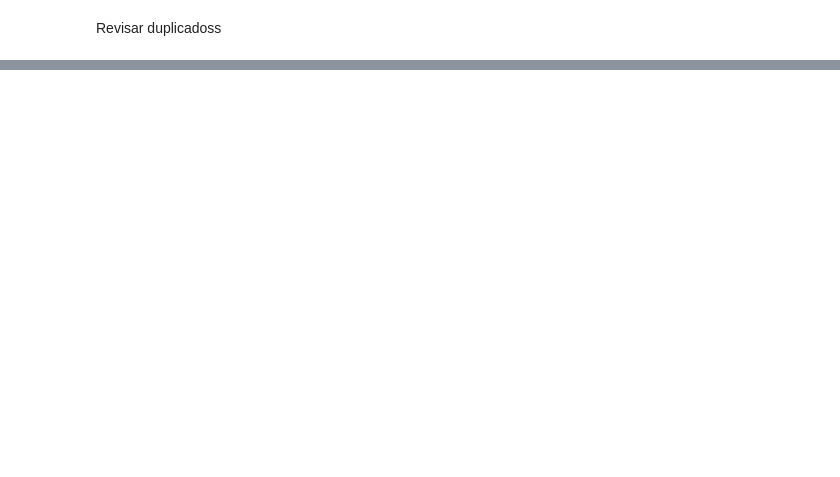
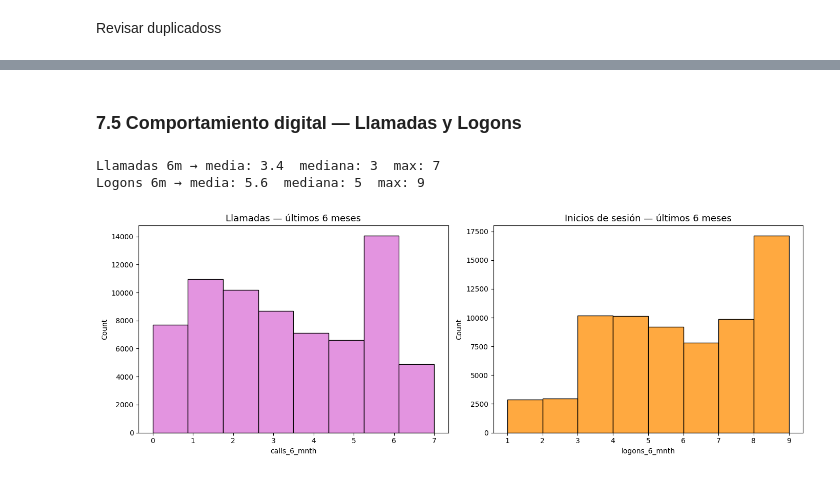
Before and after one commit to demonvaa/vanguard-ab-test, a Jupyter notebook: Proyecto_2.ipynb, the cells around one changed output, grey strips where cells are left out. Saved outputs shown, nothing was run; the diff lists cells and outputs as text; code cells hidden in the pictures; blank space fills up the shorter version.

```diff
--- a/Proyecto_2.ipynb
+++ b/Proyecto_2.ipynb
@@ -91,0 +649,22 @@ Revisar duplicadoss
+# %% [markdown]
+### 7.5 Comportamiento digital — Llamadas y Logons
+# %%
+for col, nombre in [('calls_6_mnth', 'Llamadas 6m'), ('logons_6_mnth', 'Logons 6m')]:
+    print(f"{nombre} → media: {demo[col].mean():.1f}  mediana: {demo[col].median():.0f}  max: {demo[col].max()}")
+# %% [output]
+Llamadas 6m → media: 3.4  mediana: 3  max: 7
+Logons 6m → media: 5.6  mediana: 5  max: 9
+# %%
+fig, axes = plt.subplots(1, 2, figsize=(14, 5))
+
+for ax, col, titulo, color in zip(axes,
+    ['calls_6_mnth', 'logons_6_mnth'],
+    ['Llamadas — últimos 6 meses', 'Inicios de sesión — últimos 6 meses'],
+    ['orchid', 'darkorange']):
+    sns.histplot(demo[col], bins=8, color=color, ax=ax)
+    ax.set_title(titulo, fontsize=13)
+
+plt.tight_layout()
+plt.show()
+# %% [output]
+[figure, added]
```
Also changed, not shown: parts of 59 cells of this notebook.
